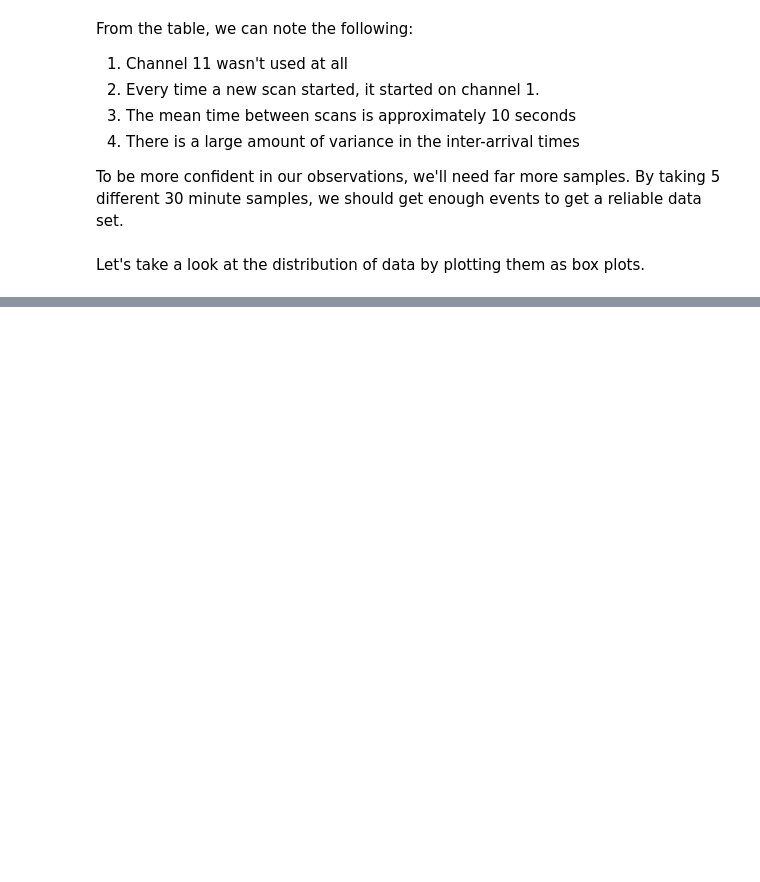
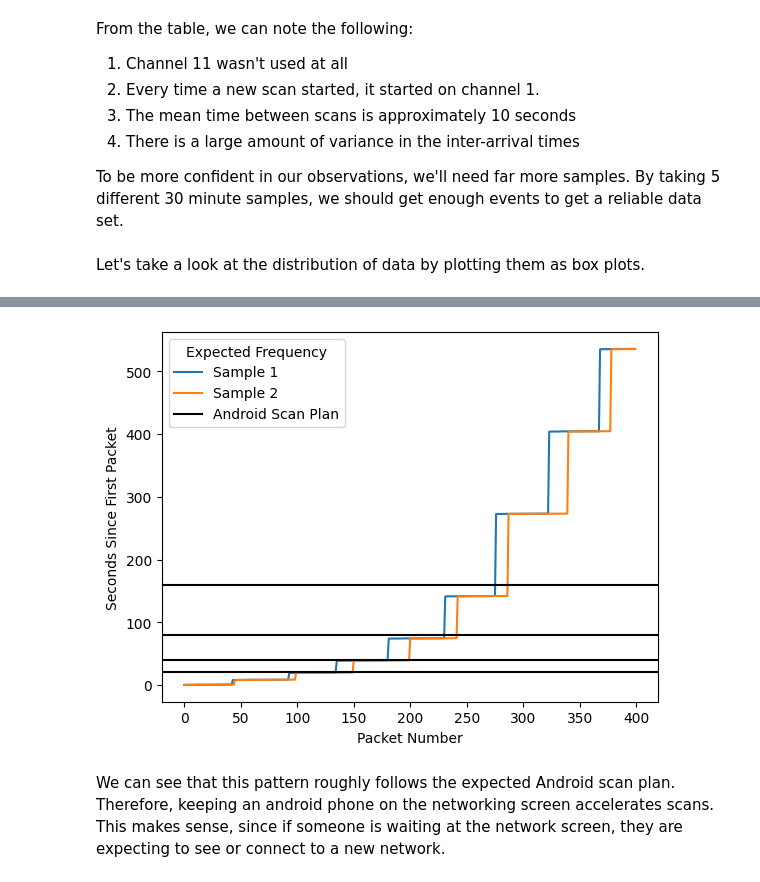
Before and after one commit to jdeinum/SDR, a Jupyter notebook: analysis/sdr.ipynb, the cells around one changed output, grey strips where cells are left out. Drawn from its saved outputs; the diff is of its cells as text; code cells hidden in the pictures; blank space fills up the shorter version.

```diff
--- a/analysis/sdr.ipynb
+++ b/analysis/sdr.ipynb
@@ -303,0 +304,28 @@ sample  2
+# %%
+p1 = np.array(f1, dtype=np.double)[:, 0]
+p1 = p1 - p1[0]
+
+p2 = np.array(f2, dtype=np.double)[:, 0]
+p2 = p2 - p2[0]
+
+p3 = np.array(f3, dtype=np.double)[:, 0]
+p3 = p3 - p3[0]
+
+
+
+
+# plot the screen on dataset
+plt.plot(range(400), p1[:400], label="Sample 1")
+plt.plot(range(400), p2[:400], label="Sample 2")
+plt.axhline(y=20, color='black', linestyle='-')
+plt.axhline(y=40, color='black', linestyle='-')
+plt.axhline(y=80, color='black', linestyle='-')
+plt.axhline(y=160, color='black', linestyle='-', label="Android Scan Plan")
+plt.xlabel('Packet Number')
+plt.ylabel('Seconds Since First Packet')
+plt.legend(title="Expected Frequency")
+plt.show()
+# %% [output]
+[figure, added]
+# %% [markdown]
+We can see that this pattern roughly follows the expected Android scan plan. Therefore, keeping an android phone on the networking screen accelerates scans. This makes sense, since if someone is waiting at the network screen, they are expecting to see or connect to a new network.
```
Also changed, not shown: parts of 2 cells of this notebook.
